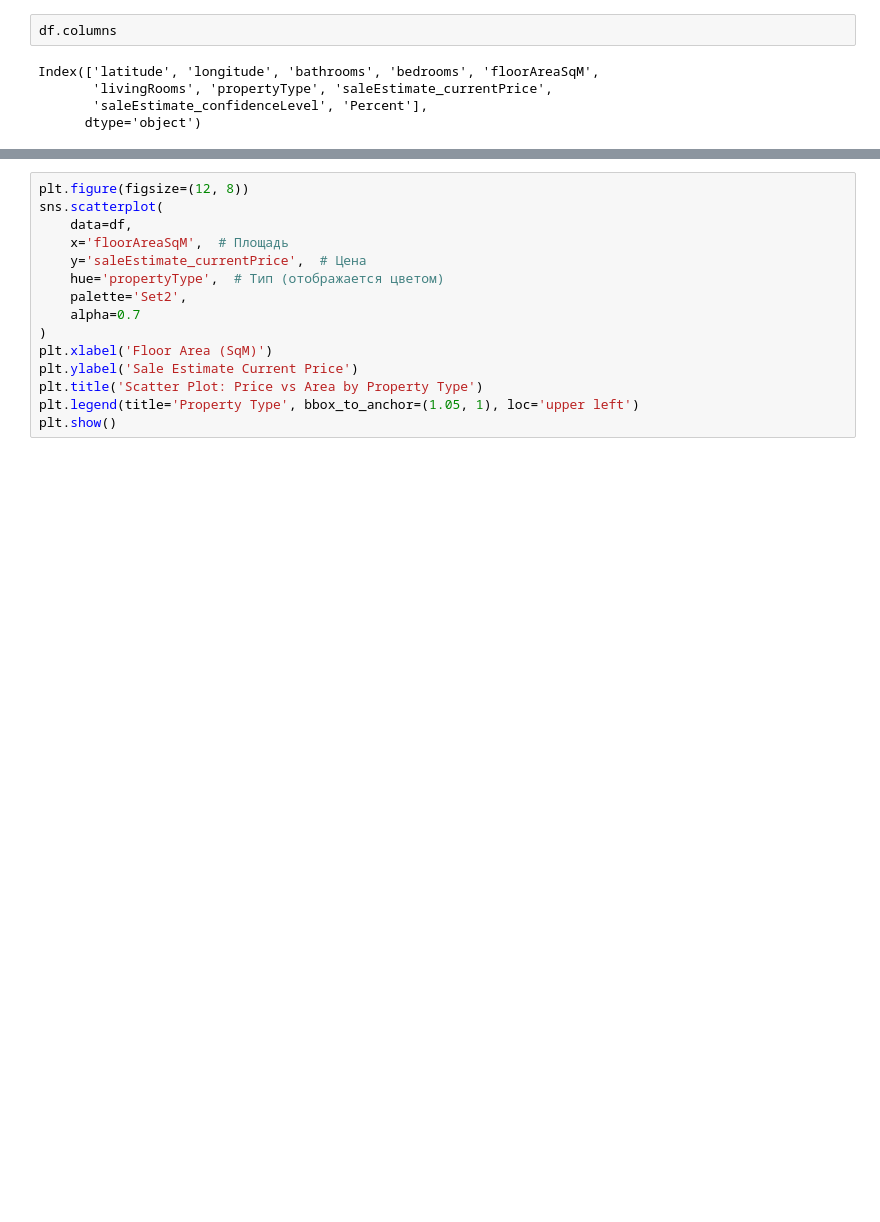
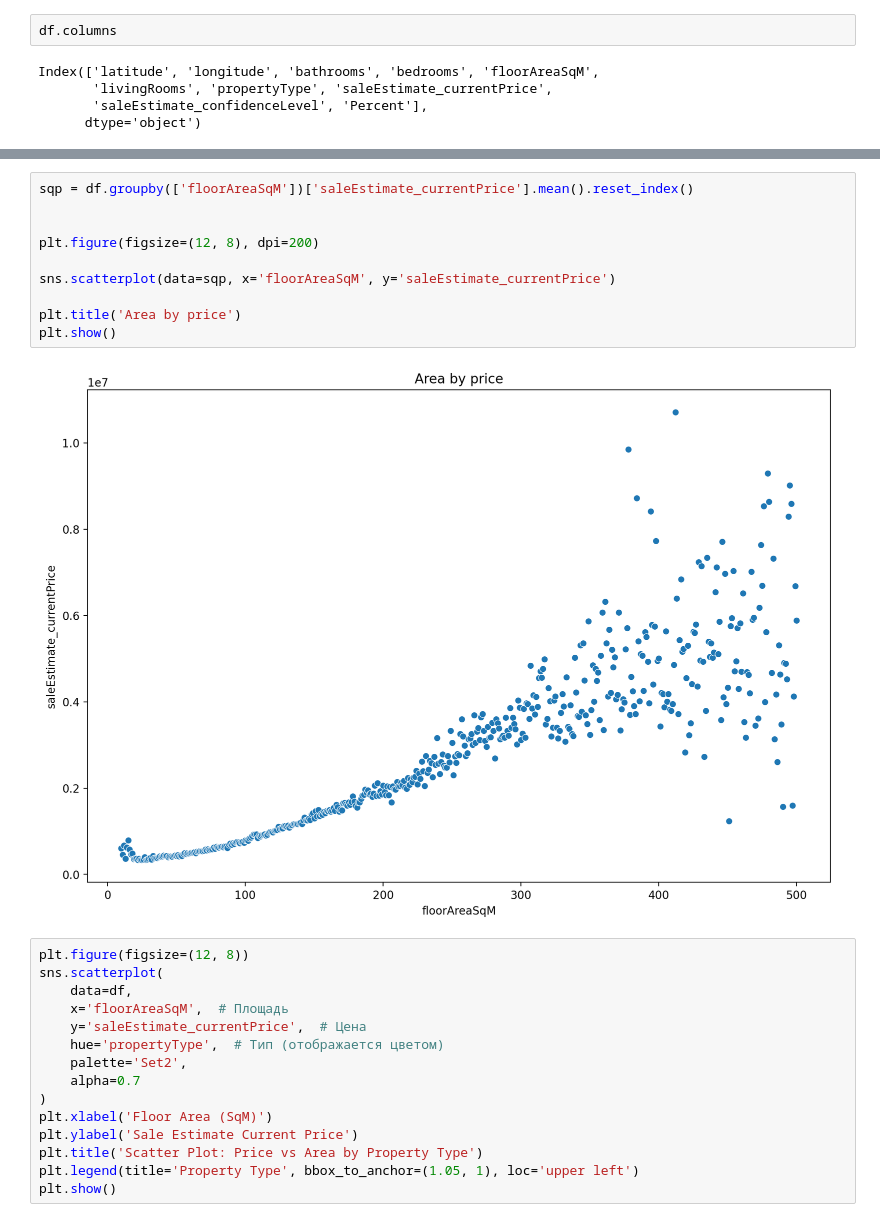
Before and after one commit to TaniaAsh/IgniteML, a Jupyter notebook: TaniaAsh/Project1/Proj1EV_2.ipynb, the cells around one changed output, grey strips where cells are left out. Drawn from its saved outputs; the diff is of its cells as text; blank space fills up the shorter version.

```diff
--- a/TaniaAsh/Project1/Proj1EV_2.ipynb
+++ b/TaniaAsh/Project1/Proj1EV_2.ipynb
@@ -154,3 +167,15 @@ Index(['latitude', 'longitude', 'bathrooms', 'bedrooms', 'floorAreaSqM',
+# %%
+sqp = df.groupby(['floorAreaSqM'])['saleEstimate_currentPrice'].mean().reset_index()
+
+
+plt.figure(figsize=(12, 8), dpi=200)
+
+sns.scatterplot(data=sqp, x='floorAreaSqM', y='saleEstimate_currentPrice')
+
+plt.title('Area by price')
+plt.show()
+# %% [output]
+[figure, added]
 # %%
 plt.figure(figsize=(12, 8))
 sns.scatterplot(
```
Also changed, not shown: parts of 19 cells of this notebook.
